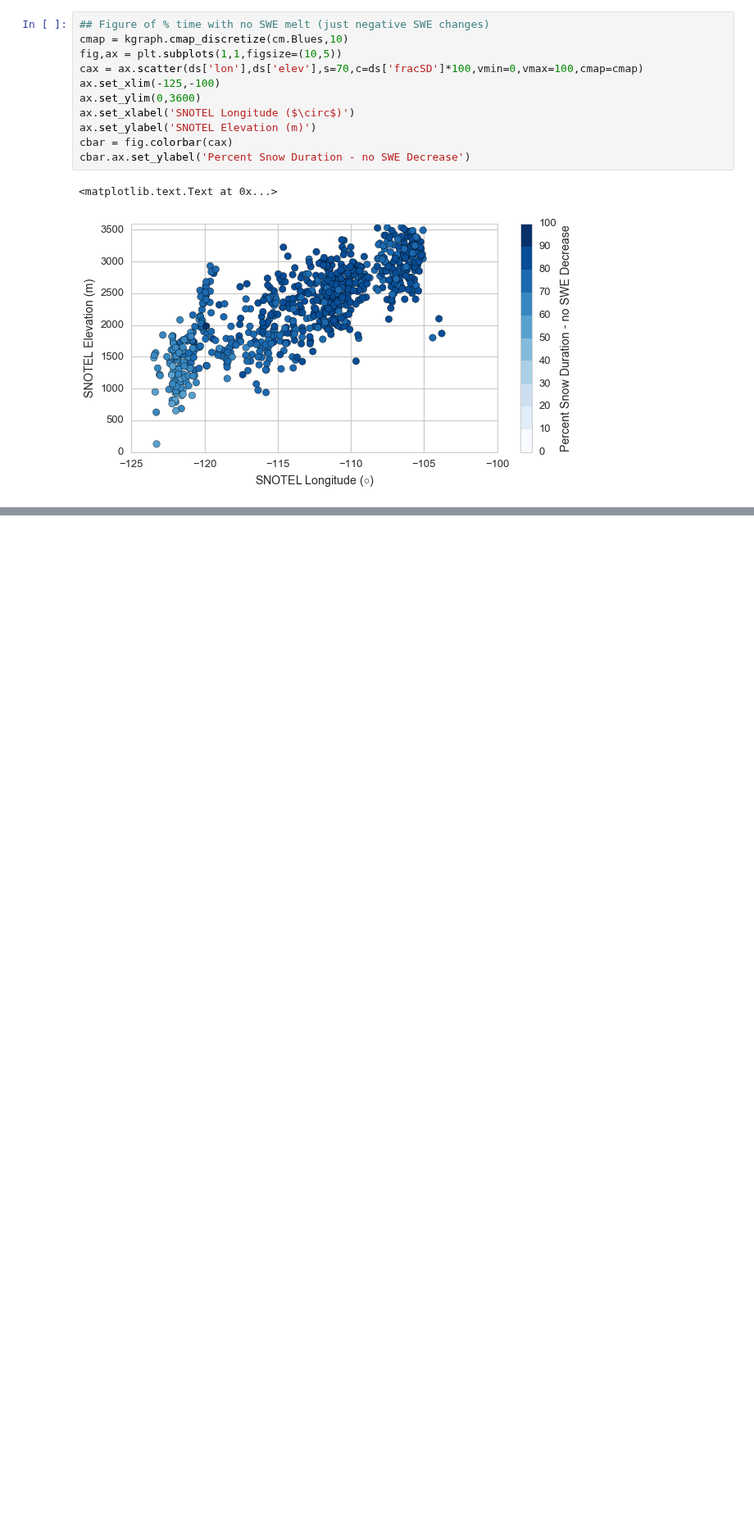
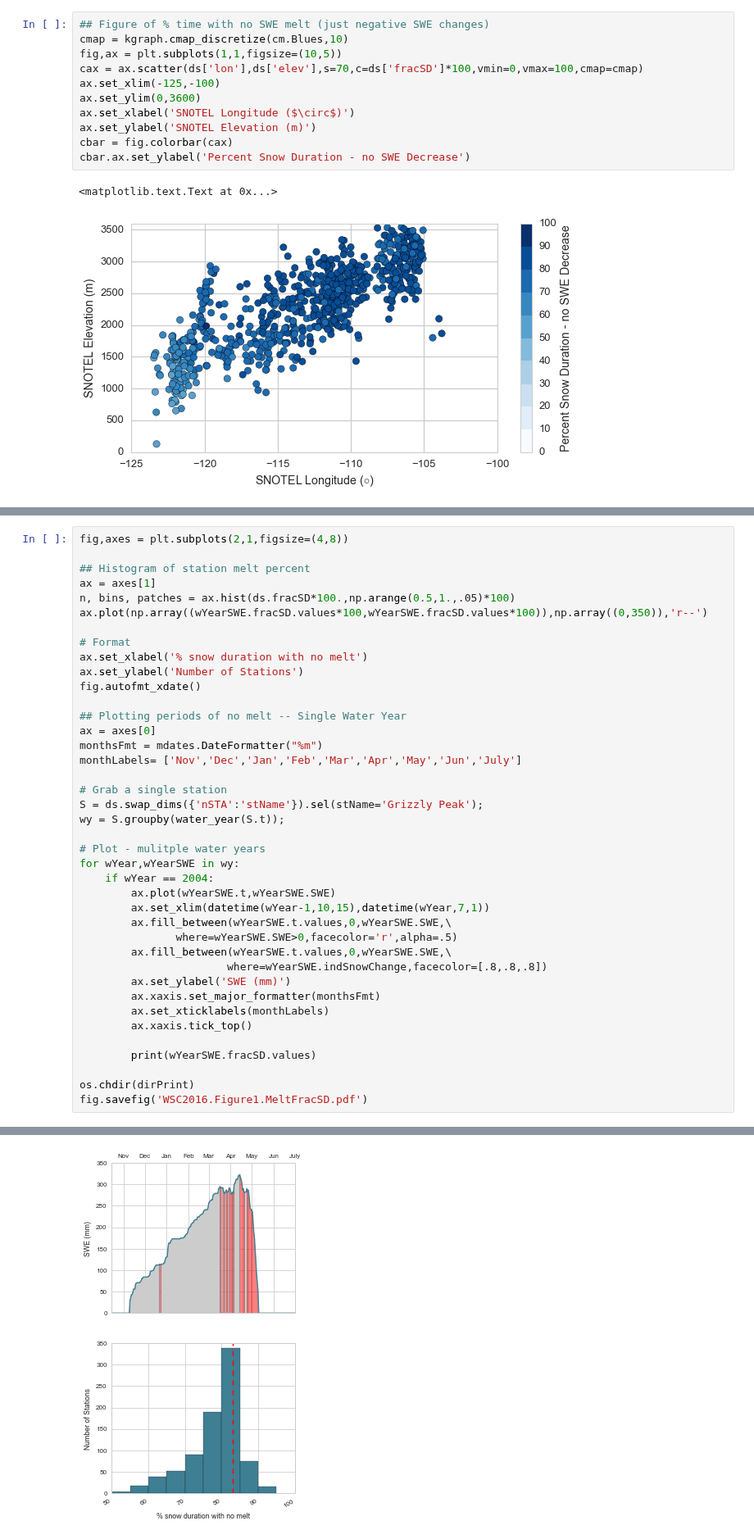
Before and after one commit to klapo/TurbulenceFeedbacks, a Jupyter notebook: TF.SNOTEL.dataExploration.ipynb, the cells around one changed output, grey strips where cells are left out. Shown at 82% size. Cells and saved outputs as stored; diff of their text form; blank space fills up the shorter version.

```diff
--- a/TF.SNOTEL.dataExploration.ipynb
+++ b/TF.SNOTEL.dataExploration.ipynb
@@ -284,0 +286,41 @@ fig.autofmt_xdate()
+# %%
+fig,axes = plt.subplots(2,1,figsize=(4,8))
+
+## Histogram of station melt percent
+ax = axes[1]
+n, bins, patches = ax.hist(ds.fracSD*100.,np.arange(0.5,1.,.05)*100)
+ax.plot(np.array((wYearSWE.fracSD.values*100,wYearSWE.fracSD.values*100)),np.array((0,350)),'r--')
+
+# Format
+ax.set_xlabel('% snow duration with no melt')
+ax.set_ylabel('Number of Stations')
+fig.autofmt_xdate()
+
+## Plotting periods of no melt -- Single Water Year
+ax = axes[0]
+monthsFmt = mdates.DateFormatter("%m")
+monthLabels= ['Nov','Dec','Jan','Feb','Mar','Apr','May','Jun','July']
+
+# Grab a single station
+S = ds.swap_dims({'nSTA':'stName'}).sel(stName='Grizzly Peak');
+wy = S.groupby(water_year(S.t));
+
+# Plot - mulitple water years
+for wYear,wYearSWE in wy:
+    if wYear == 2004:
+        ax.plot(wYearSWE.t,wYearSWE.SWE)
+        ax.set_xlim(datetime(wYear-1,10,15),datetime(wYear,7,1))
+        ax.fill_between(wYearSWE.t.values,0,wYearSWE.SWE,\
+               where=wYearSWE.SWE>0,facecolor='r',alpha=.5)
+        ax.fill_between(wYearSWE.t.values,0,wYearSWE.SWE,\
+                       where=wYearSWE.indSnowChange,facecolor=[.8,.8,.8])
+        ax.set_ylabel('SWE (mm)')
+        ax.xaxis.set_major_formatter(monthsFmt)
+        ax.set_xticklabels(monthLabels)
+        ax.xaxis.tick_top()
+
+        print(wYearSWE.fracSD.values)
+
+os.chdir(dirPrint)
+fig.savefig('WSC2016.Figure1.MeltFracSD.pdf')
+# %% [output]
@@ -284,0 +328 @@ fig.autofmt_xdate()
+[figure, added]
```
Also changed, not shown: parts of 5 cells of this notebook.
